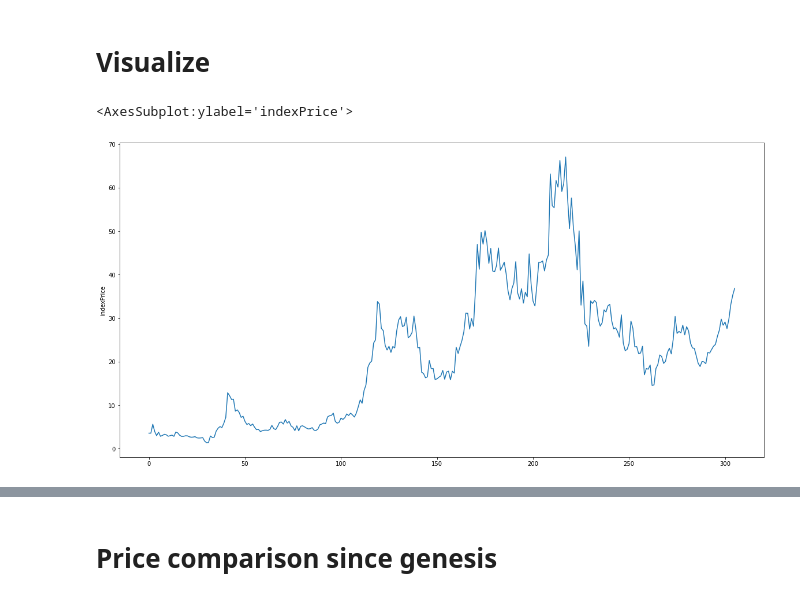
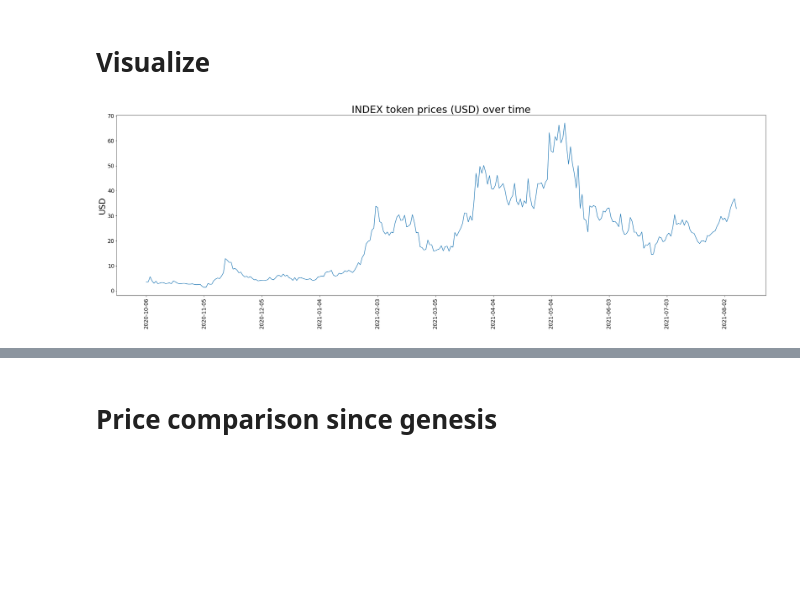
Before and after one commit to IndexCoop/index-coop-analytics, a Jupyter notebook: kpis/index-token-kpi/indexTokenKPIs.ipynb, the cells around one changed output, grey strips where cells are left out. Cells and saved outputs as stored; diff of their text form; code cells hidden in the pictures; blank space fills up the shorter version.

Commit message:
revamped some figures; added showcase HTML file

```diff
--- a/kpis/index-token-kpi/indexTokenKPIs.ipynb
+++ b/kpis/index-token-kpi/indexTokenKPIs.ipynb
@@ -133,9 +133,13 @@ mainDf = pd.merge(newTimeDf, mainDf, on='unixTime')
 # %% [markdown]
 # Visualize
 # %%
-plt.figure(figsize=(20,10))
+plt.figure(figsize=(35,10))
+plt.title('INDEX token prices (USD) over time', fontsize=30)
+plt.ylabel('USD', fontsize=24)
+plt.yticks(fontsize=16)
+plt.xticks(ticks = np.arange(0, len(mainDf.index), 30), labels =mainDf.loc[np.arange(0, len(mainDf.index), 30), 'date'], rotation='vertical', size=16)
 sns.lineplot(x=mainDf.index, y=mainDf.indexPrice)
+plt.show()
 # %% [output]
-<AxesSubplot:ylabel='indexPrice'>
-[figure, old version]
+[figure, new version]
 # %%
```
Also changed, not shown: parts of 38 cells of this notebook, 2 other files.
